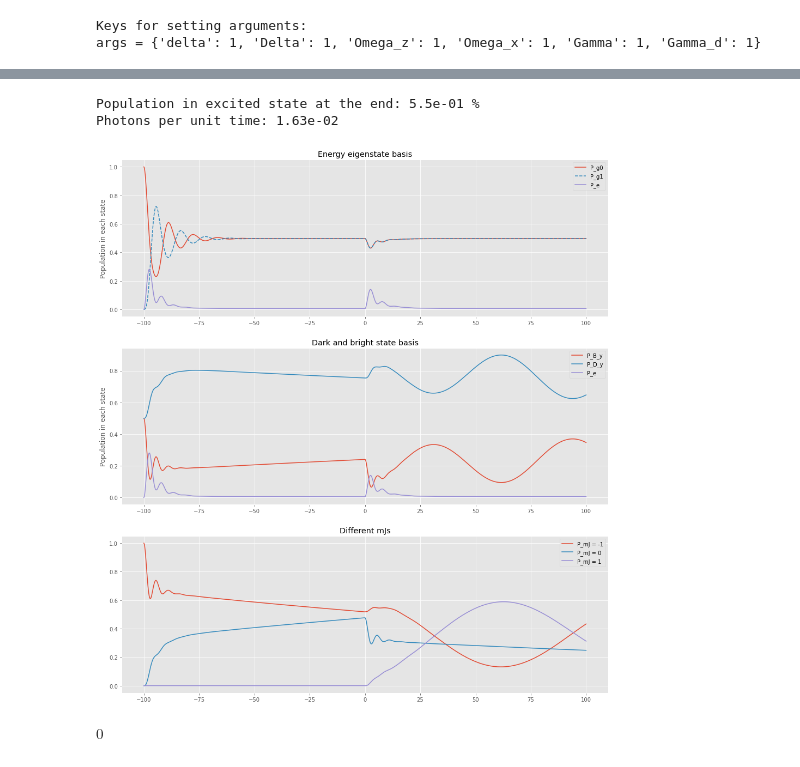
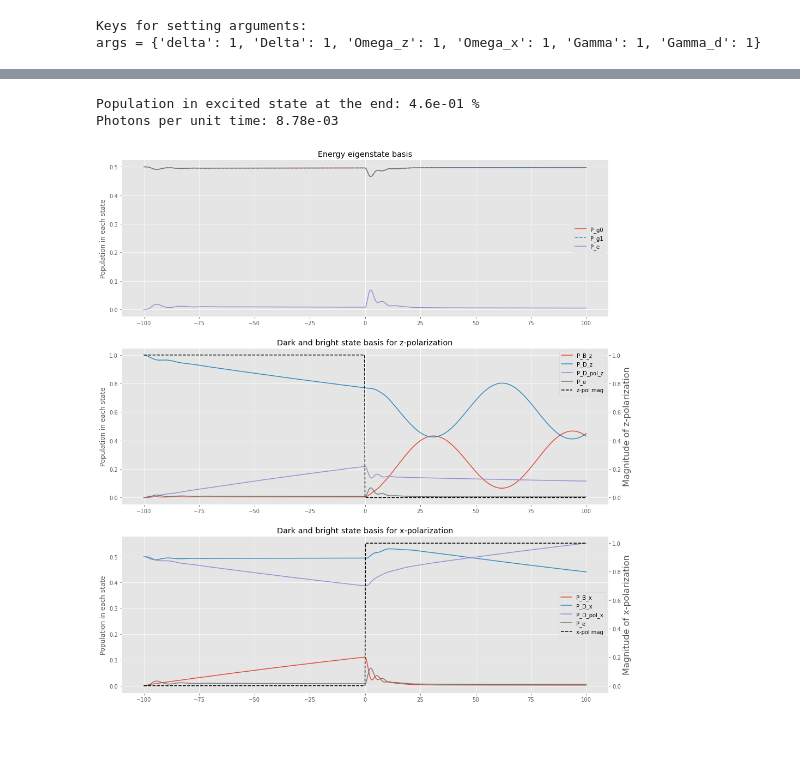
Before and after one commit to otimgren/toy-systems, a Jupyter notebook: examples/Coherent dark states and polarization switching.ipynb, the cells around one changed output, grey strips where cells are left out. Drawn from its saved outputs; the diff is of its cells as text; code cells hidden in the pictures; blank space fills up the shorter version.

Commit message:
More coherent dark state investigations

```diff
--- a/examples/Coherent dark states and polarization switching.ipynb
+++ b/examples/Coherent dark states and polarization switching.ipynb
@@ -116,10 +116,14 @@ args = {'delta': 1, 'Delta': 1, 'Omega_z': 1, 'Omega_x': 1, 'Gamma': 1, 'Gamma_d
 # %%
 test_coupling_z = FirstRankCouplingJ(Ωz, p_car=np.array((0,0,1)), other_conds = [both_not_ground, both_not_excited])
 
-bright_state, dark_states = get_dark_states([g0s[0], g1s[0]], es[0], [test_coupling_z])
+bright_state, dark_states, pol_dark_states = get_dark_states([g0s[0], g1s[0]], es[0], [test_coupling_z])
 
 print(f"|B_z> =\n{bright_state}")
 
-print(f"\n|D_z> =\n{dark_states[0]}")
+if len(dark_states) != 0:
+    print(f"\n|D_z> =\n{dark_states[0]}")
+
+if len(pol_dark_states) != 0:
+    print(f"\n|D_z> =\n{pol_dark_states[0]}")
 # %% [output]
 |B_z> =
@@ -239,7 +262,7 @@ X-polarization:
 # %%
 # Generate a Qobj representing the initial state
-psi0 = (1*g0s[0]).qobj(basis)
-# psi0 = (1*dark_states_z[2]).qobj(basis)
+# psi0 = (1*g0s[0]).qobj(basis)
+psi0 = (1*dark_states_z[0]).qobj(basis)
 
 # Operators for getting probability of being in each state as a function of time
 P_g0 = generate_P_op(g0s, basis)
@@ -247,15 +270,17 @@ P_g1 = generate_P_op(g1s, basis)
 P_e = generate_P_op(es, basis)
 P_B_z = generate_P_op(bright_states_z, basis)
 P_D_z = generate_P_op(dark_states_z, basis)
+P_D_pol_z = generate_P_op(pol_dark_states_z, basis)
 P_B_x = generate_P_op(bright_states_x, basis)
 P_D_x = generate_P_op(dark_states_x, basis)
+P_D_pol_x = generate_P_op(pol_dark_states_x, basis)
 P_B_y = generate_P_op(bright_states_y, basis)
 P_D_y = generate_P_op(dark_states_y, basis)
 P_dump = generate_P_op(dump, basis)
 P_mJm1 = generate_P_op([g0s[0], g1s[0]], basis)
 P_mJ0 = generate_P_op([g0s[1], g1s[1]], basis)
 P_mJp1 = generate_P_op([g0s[2], g1s[2]], basis)
-P_ops = [P_g0, P_g1, P_e, P_B_z, P_D_z, P_B_x, P_D_x, P_B_y, P_D_y, P_mJm1, P_mJ0, P_mJp1]
+P_ops = [P_g0, P_g1, P_e, P_B_z, P_D_z, P_B_x, P_D_x, P_B_y, P_D_y, P_mJm1, P_mJ0, P_mJp1, P_D_pol_z, P_D_pol_x]
 
 # Times at which result is requested
 times = np.linspace(-10,10,1001)/args["delta"]
@@ -273,36 +298,47 @@ result = qutip.mesolve(Hqobj, psi0, times, c_ops = c_qobj, e_ops = P_ops, progre
 # %%
 fig, ax = plt.subplots(3, 1, figsize = (16,18))
 ax[0].plot(times, result.expect[0], label = "P_g0")
 ax[0].plot(times, result.expect[1], label = "P_g1", ls = '--')
 ax[0].plot(times, result.expect[2], label = "P_e")
 ax[0].legend()
 ax[0].set_ylabel("Population in each state")
 ax[0].set_title("Energy eigenstate basis")
 
-# ax[1].plot(times, result.expect[3], label = "P_B_z")
-# ax[1].plot(times, result.expect[4], label = "P_D_z")
-# ax[1].plot(times, result.expect[5], label = "P_B_x")
-# ax[1].plot(times, result.expect[6], label = "P_D_x")
-ax[1].plot(times, result.expect[7], label = "P_B_y")
-ax[1].plot(times, result.expect[8], label = "P_D_y")
-ax[1].plot(times, result.expect[2], label = "P_e")
-ax[1].legend()
+ln = []
+ln +=ax[1].plot(times, result.expect[3], label = "P_B_z")
+ln +=ax[1].plot(times, result.expect[4], label = "P_D_z")
+# ln +=ax[1].plot(times, result.expect[5], label = "P_B_x")
+# ln +=ax[1].plot(times, result.expect[6], label = "P_D_x")
+# ln +=ax[1].plot(times, result.expect[7], label = "P_B_y")
+# ln +=ax[1].plot(times, result.expect[8], label = "P_D_y")
+ln +=ax[1].plot(times, result.expect[12], label = "P_D_pol_z")
+ln +=ax[1].plot(times, result.expect[2], label = "P_e")
 ax[1].set_ylabel("Population in each state")
-ax[1].set_title("Dark and bright state basis")
+ax[1].set_title("Dark and bright state basis for z-polarization")
+ax1c = ax[1].twinx()
+ax1c.grid(False)
+ln +=coupling_z.plot_time_dep(times, args, ax = ax1c, c = 'k', ls = '--', label = "z-pol mag")
+ax1c.set_ylabel("Magnitude of z-polarization")
+ax[1].legend(ln, [l.get_label() for l in ln])
 
-ax[2].set_title("Different mJs")
-ax[2].plot(times, result.expect[9], label = "P_mJ = -1")
-ax[2].plot(times, result.expect[10], label = "P_mJ = 0")
-ax[2].plot(times, result.expect[11], label = "P_mJ = 1")
+
+ln2 = []
+ln2+=ax[2].plot(times, result.expect[5], label = "P_B_x")
+ln2+=ax[2].plot(times, result.expect[6], label = "P_D_x")
+ln2+=ax[2].plot(times, result.expect[13], label = "P_D_pol_x")
+ln2+=ax[2].plot(times, result.expect[2], label = "P_e")
 ax[2].legend()
+ax[2].set_ylabel("Population in each state")
+ax[2].set_title("Dark and bright state basis for x-polarization")
+ax2c = ax[2].twinx()
+ax2c.grid(False)
+ln2 +=coupling_x.plot_time_dep(times, args, ax = ax2c, c = 'k', ls = '--', label = "x-pol mag")
+ax2c.set_ylabel("Magnitude of x-polarization")
+ax[2].legend(ln2, [l.get_label() for l in ln2])
 
 print(f"\nPopulation in excited state at the end: {result.expect[2][-1]*100:.1e} %")
 print(f"Photons per unit time: {scipy.integrate.trapezoid(result.expect[2], x = times)/(times[-1]-times[0]):.2e}")
 # %% [output]
-Population in excited state at the end: 5.5e-01 %
-Photons per unit time: 1.63e-02
+Population in excited state at the end: 4.6e-01 %
+Photons per unit time: 8.78e-03
-[figure, old version]
+[figure, new version]
-# %%
-coupling_z.calculate_ME(g0s[1], es[1])
-# %% [output]
-$\displaystyle 0$
```
Also changed, not shown: parts of 5 cells of this notebook, 10 other files.
